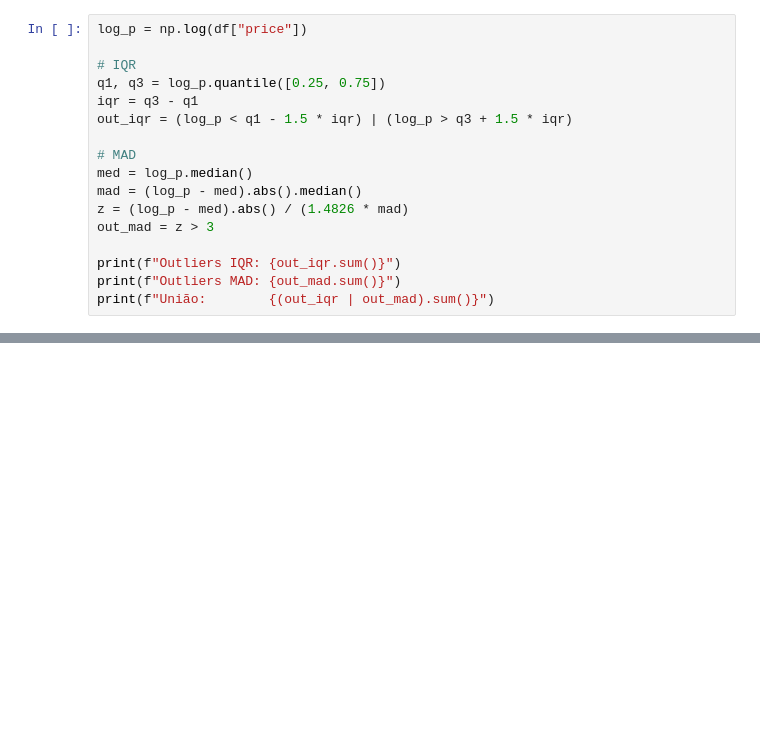
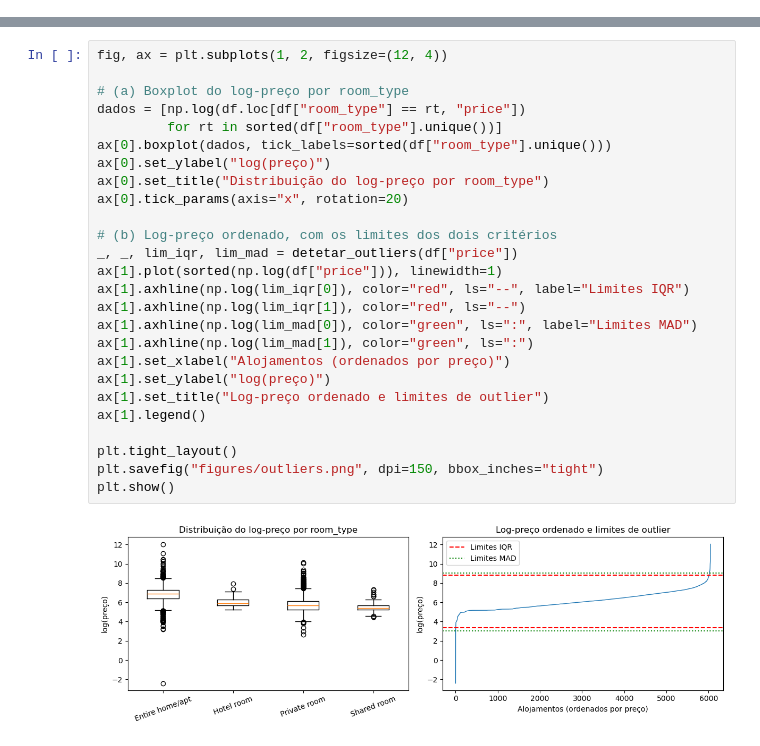
Before and after one commit to bernardonabais/projeto1_ml_a55903, a Jupyter notebook: exploracao.ipynb, the cells around one changed output, grey strips where cells are left out. Drawn from its saved outputs; the diff is of its cells as text; blank space fills up the shorter version.

```diff
--- a/exploracao.ipynb
+++ b/exploracao.ipynb
@@ -118,17 +0,0 @@ plt.show()
-# %%
-log_p = np.log(df["price"])
-
-# IQR
-q1, q3 = log_p.quantile([0.25, 0.75])
-iqr = q3 - q1
-out_iqr = (log_p < q1 - 1.5 * iqr) | (log_p > q3 + 1.5 * iqr)
-
-# MAD
-med = log_p.median()
-mad = (log_p - med).abs().median()
-z = (log_p - med).abs() / (1.4826 * mad)
-out_mad = z > 3
-
-print(f"Outliers IQR: {out_iqr.sum()}")
-print(f"Outliers MAD: {out_mad.sum()}")
-print(f"União:        {(out_iqr | out_mad).sum()}")
@@ -225,0 +330,28 @@ X_teste:  (908, 109)
+# %%
+fig, ax = plt.subplots(1, 2, figsize=(12, 4))
+
+# (a) Boxplot do log-preço por room_type
+dados = [np.log(df.loc[df["room_type"] == rt, "price"])
+         for rt in sorted(df["room_type"].unique())]
+ax[0].boxplot(dados, tick_labels=sorted(df["room_type"].unique()))
+ax[0].set_ylabel("log(preço)")
+ax[0].set_title("Distribuição do log-preço por room_type")
+ax[0].tick_params(axis="x", rotation=20)
+
+# (b) Log-preço ordenado, com os limites dos dois critérios
+_, _, lim_iqr, lim_mad = detetar_outliers(df["price"])
+ax[1].plot(sorted(np.log(df["price"])), linewidth=1)
+ax[1].axhline(np.log(lim_iqr[0]), color="red", ls="--", label="Limites IQR")
+ax[1].axhline(np.log(lim_iqr[1]), color="red", ls="--")
+ax[1].axhline(np.log(lim_mad[0]), color="green", ls=":", label="Limites MAD")
+ax[1].axhline(np.log(lim_mad[1]), color="green", ls=":")
+ax[1].set_xlabel("Alojamentos (ordenados por preço)")
+ax[1].set_ylabel("log(preço)")
+ax[1].set_title("Log-preço ordenado e limites de outlier")
+ax[1].legend()
+
+plt.tight_layout()
+plt.savefig("figures/outliers.png", dpi=150, bbox_inches="tight")
+plt.show()
+# %% [output]
+[figure, added]
```
Also changed, not shown: parts of 62 cells of this notebook, 17 other files.
